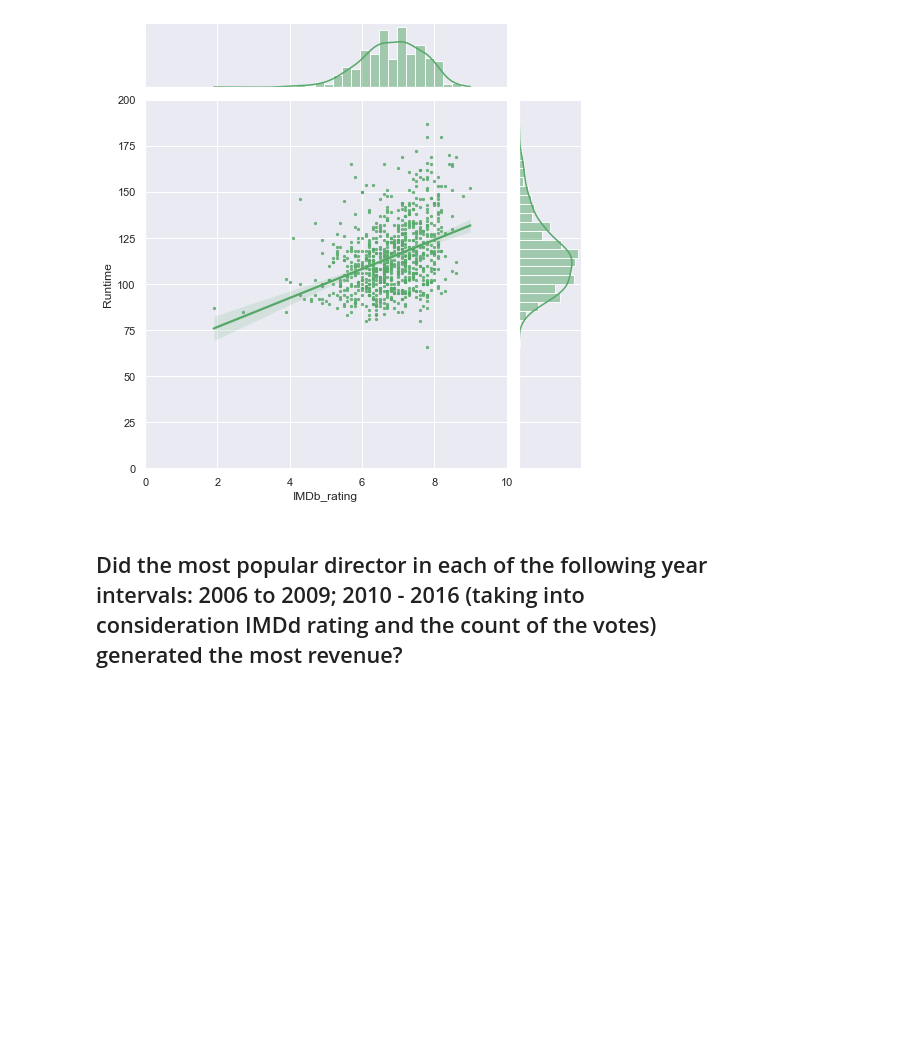
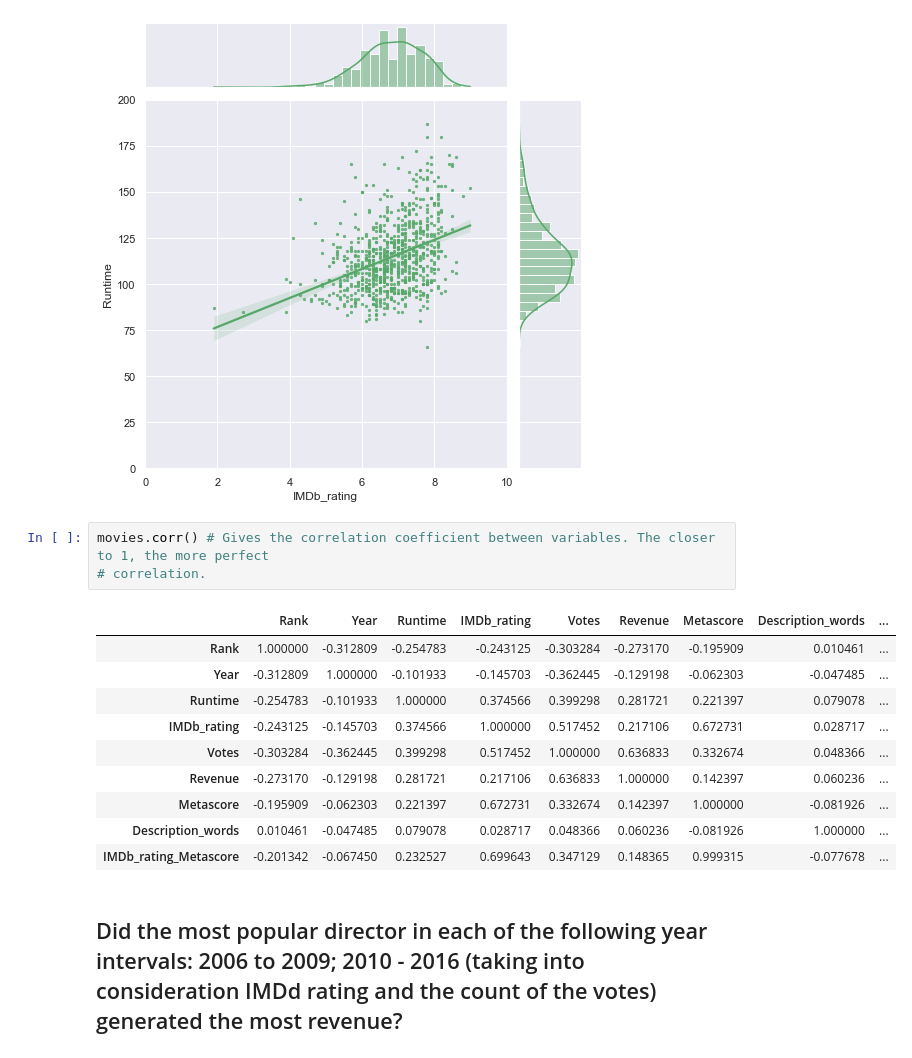
Before and after one commit to Justelei/Python_mokymai, a Jupyter notebook: movies.ipynb, the cells around one changed output. Drawn from its saved outputs; the diff is of its cells as text; blank space fills up the shorter version.

```diff
--- a/movies.ipynb
+++ b/movies.ipynb
@@ -58,6 +58,20 @@ runtime_IMDbrating = sns.jointplot(x="IMDb_rating", y="Runtime", data=movies,
                   color="g", height=7)
 # %% [output]
 [figure]
+# %%
+movies.corr() # Gives the correlation coefficient between variables. The closer to 1, the more perfect
+# correlation.
+# %% [output]
+|  | Rank | Year | Runtime | IMDb_rating | Votes | Revenue | Metascore | Description_words | ... |
+| Rank | 1.000000 | -0.312809 | -0.254783 | -0.243125 | -0.303284 | -0.273170 | -0.195909 | 0.010461 | ... |
+| Year | -0.312809 | 1.000000 | -0.101933 | -0.145703 | -0.362445 | -0.129198 | -0.062303 | -0.047485 | ... |
+| Runtime | -0.254783 | -0.101933 | 1.000000 | 0.374566 | 0.399298 | 0.281721 | 0.221397 | 0.079078 | ... |
+| IMDb_rating | -0.243125 | -0.145703 | 0.374566 | 1.000000 | 0.517452 | 0.217106 | 0.672731 | 0.028717 | ... |
+| Votes | -0.303284 | -0.362445 | 0.399298 | 0.517452 | 1.000000 | 0.636833 | 0.332674 | 0.048366 | ... |
+| Revenue | -0.273170 | -0.129198 | 0.281721 | 0.217106 | 0.636833 | 1.000000 | 0.142397 | 0.060236 | ... |
+| Metascore | -0.195909 | -0.062303 | 0.221397 | 0.672731 | 0.332674 | 0.142397 | 1.000000 | -0.081926 | ... |
+| Description_words | 0.010461 | -0.047485 | 0.079078 | 0.028717 | 0.048366 | 0.060236 | -0.081926 | 1.000000 | ... |
+| IMDb_rating_Metascore | -0.201342 | -0.067450 | 0.232527 | 0.699643 | 0.347129 | 0.148365 | 0.999315 | -0.077678 | ... |
 # %% [markdown]
 ## Did the most popular director in each of the following year intervals: 2006 to 2009; 2010 - 2016 (taking into consideration IMDd rating and the count of the votes) generated the most revenue?
 # %%
```
